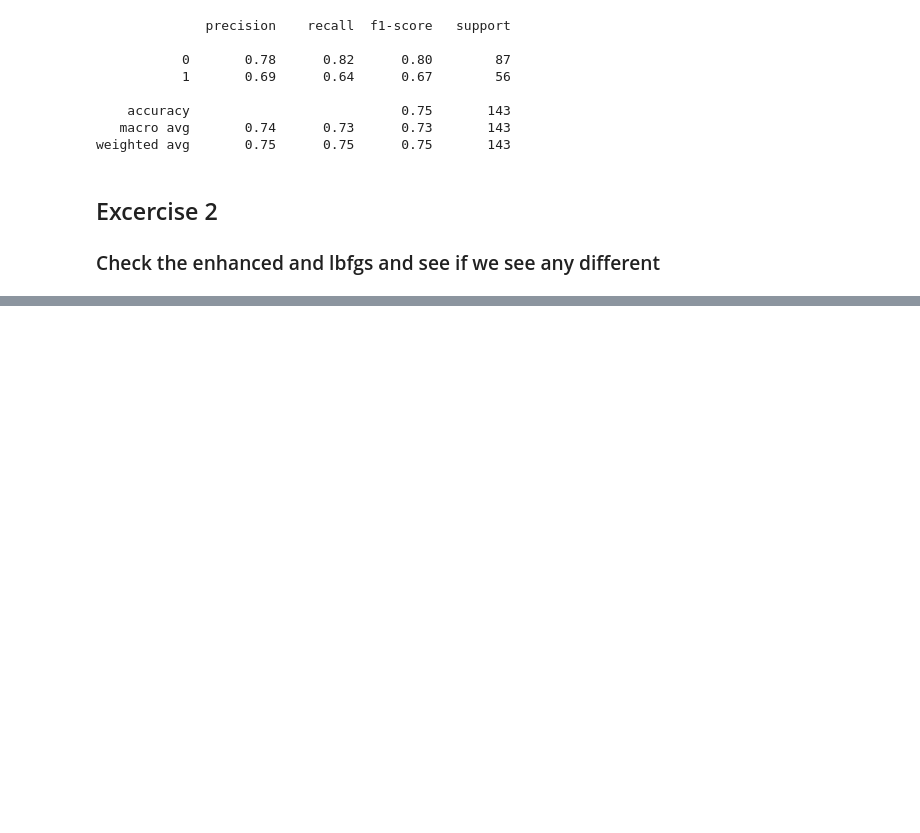
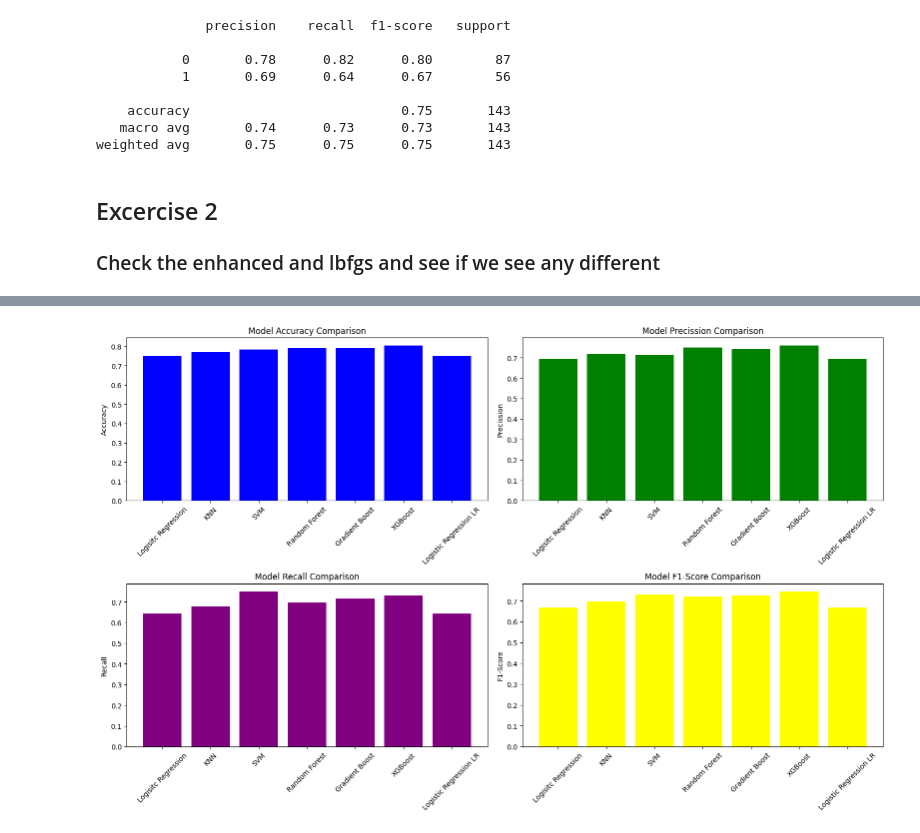
Before and after one commit to dev-paplix/pds-gx, a Jupyter notebook: hyper_parameter_tuning.ipynb, the cells around one changed output, grey strips where cells are left out. Drawn from its saved outputs; the diff is of its cells as text; code cells hidden in the pictures; blank space fills up the shorter version.

Commit message:
Graphs

```diff
--- a/hyper_parameter_tuning.ipynb
+++ b/hyper_parameter_tuning.ipynb
@@ -155,10 +155,10 @@ print(f"Best Parameters: {grid_search.best_params_}")
 Best Parameters: {'metric': 'manhattan', 'n_neighbors': 9, 'weights': 'uniform'}
 # %%
 #Evaluate the model
-best_model = grid_search.best_estimator_
-y_pred = best_model.predict(X_test)
+best_model_knn = grid_search_knn.best_estimator_
+y_pred_knn = best_model_knn.predict(X_test)
 
-print(classification_report(y_test, y_pred))
+print(classification_report(y_test, y_pred_knn))
 # %% [output]
               precision    recall  f1-score   support
 
@@ -175,7 +175,7 @@ from sklearn.svm import SVC
 # %%
 # Define a hyperparameters for SVM
 
-param_grid = {
+param_grid_svm = {
     'C': [0.1, 1, 10, 100],
     'kernel': ['linear', 'poly', 'rbf'],
     'gamma': ['scale', 'auto']
@@ -183,8 +183,8 @@ param_grid = {
 # %%
 # Grid Search for SVM
 
-grid_search = GridSearchCV(SVC(), param_grid, cv=5, scoring="accuracy", n_jobs=-1 )
-grid_search.fit(X_train, y_train)
+grid_search_svm = GridSearchCV(SVC(), param_grid_svm, cv=5, scoring="accuracy", n_jobs=-1 )
+grid_search_svm.fit(X_train, y_train)
 # %% [output]
 GridSearchCV(cv=5, estimator=SVC(), n_jobs=-1,
              param_grid={'C': [0.1, 1, 10, 100], 'gamma': ['scale', 'auto'],
@@ -198,10 +198,10 @@ Best Parameters: {'C': 10, 'gamma': 'scale', 'kernel': 'rbf'}
 # %%
 # Evaluate the model
 
-best_model = grid_search.best_estimator_
-y_pred = best_model.predict(X_test)
+best_model_svm = grid_search_svm.best_estimator_
+y_pred_svm = best_model_svm.predict(X_test)
 
-print(classification_report(y_test,y_pred))
+print(classification_report(y_pred_svm,y_pred))
 # %% [output]
               precision    recall  f1-score   support
 
@@ -433,0 +489,33 @@ weighted avg       0.75      0.75      0.75       143
+# %%
+# Visualizing
+
+fig, ((ax1, ax2), (ax3, ax4)) = plt.subplots(2, 2, figsize = (16, 10))
+
+# Accuracy Comparison
+ax1.bar(results_df['Model'], results_df['Accuracy'], color='blue')
+ax1.set_title("Model Accuracy Comparison")
+ax1.set_ylabel('Accuracy')
+ax1.tick_params(axis = 'x', rotation=45)
+
+# Precission Comparison
+ax2.bar(results_df['Model'], results_df['Precission'], color='green')
+ax2.set_title("Model Precission Comparison")
+ax2.set_ylabel('Precission')
+ax2.tick_params(axis = 'x', rotation=45)
+
+# Recall Comparison
+ax3.bar(results_df['Model'], results_df['Recall'], color='purple')
+ax3.set_title("Model Recall Comparison")
+ax3.set_ylabel('Recall')
+ax3.tick_params(axis = 'x', rotation=45)
+
+# F1-Score Comparison
+ax4.bar(results_df['Model'], results_df['F1-Score'], color='yellow')
+ax4.set_title("Model F1-Score Comparison")
+ax4.set_ylabel('F1-Score')
+ax4.tick_params(axis = 'x', rotation=45)
+
+plt.tight_layout()
+plt.show()
+# %% [output]
+[figure, added]
```
Also changed, not shown: parts of 12 cells of this notebook.
